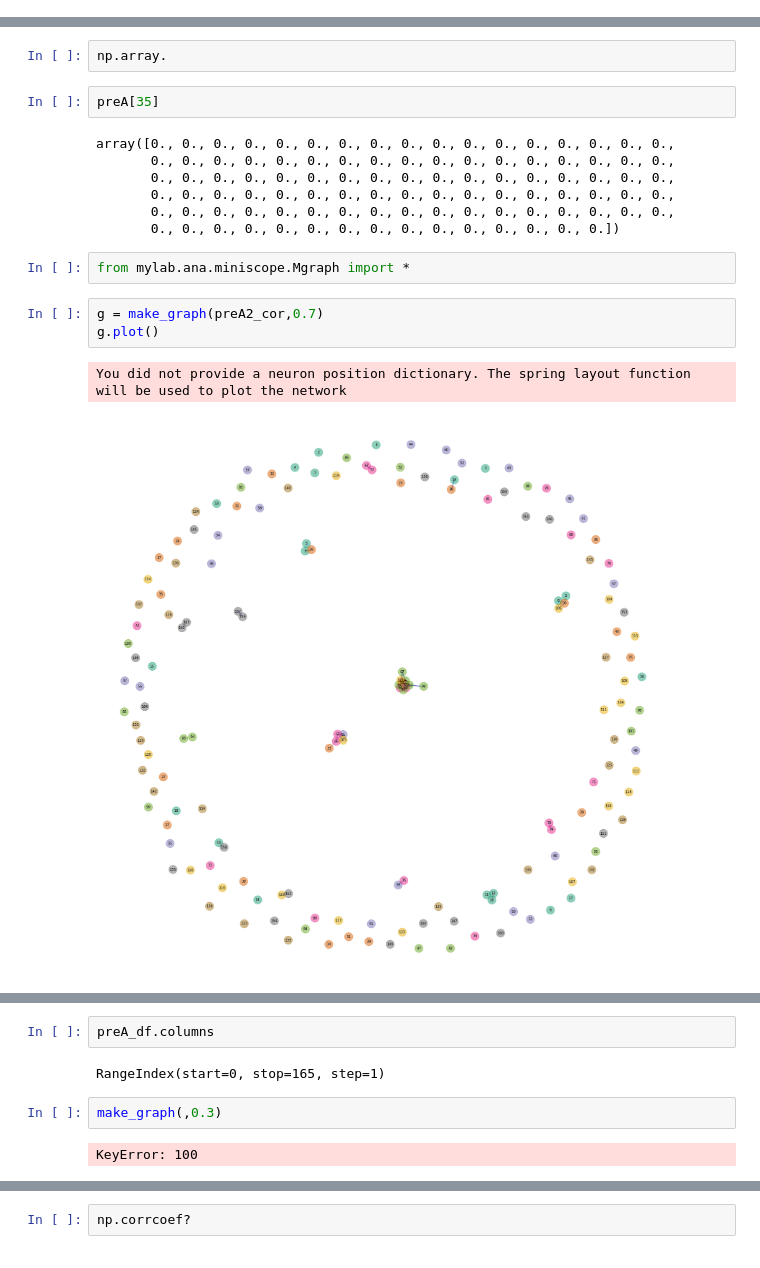
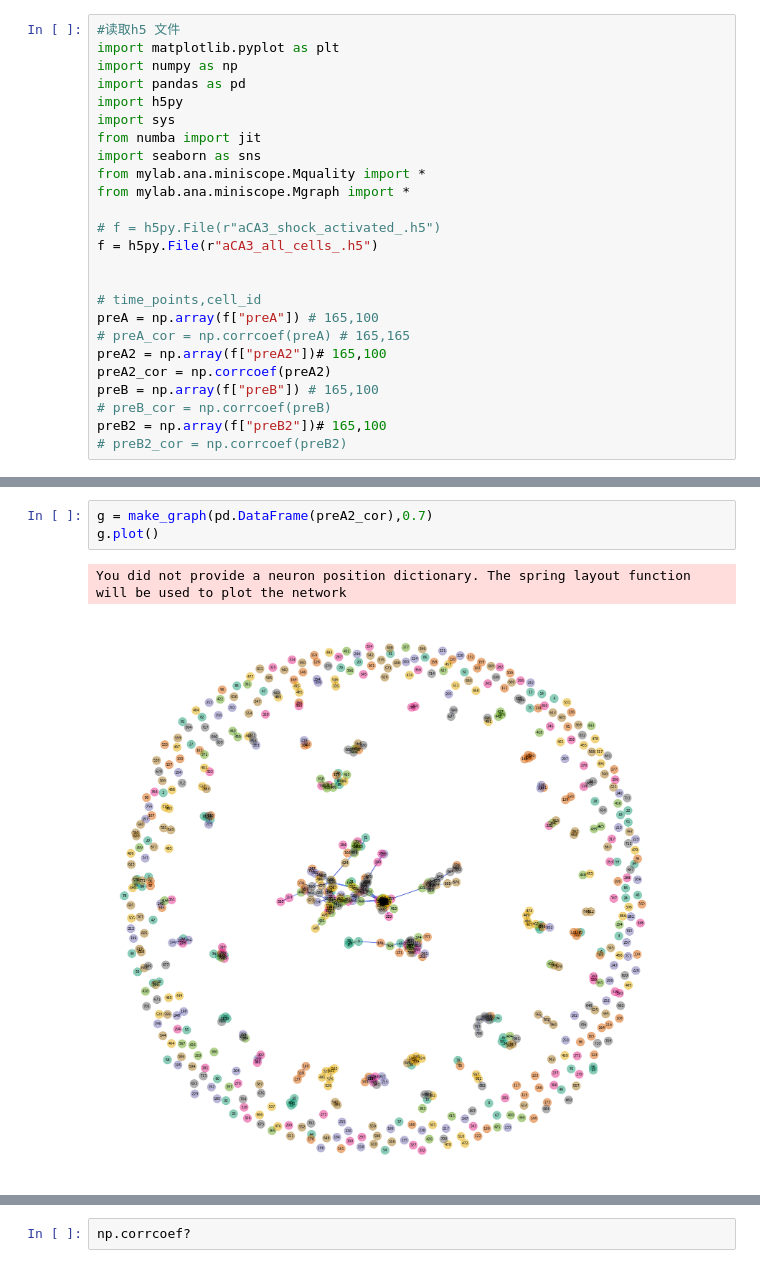
Before and after one commit to SabriQ/g_mylab, a Jupyter notebook: developing/graph/Untitled.ipynb, the cells around one changed output, grey strips where cells are left out. Cells and saved outputs as stored; diff of their text form.

```diff
--- a/developing/graph/Untitled.ipynb
+++ b/developing/graph/Untitled.ipynb
@@ -92,0 +1,25 @@ def correlated_pair_threshold(arr,thresh):
+# %%
+#读取h5 文件
+import matplotlib.pyplot as plt
+import numpy as np
+import pandas as pd
+import h5py
+import sys
+from numba import jit
+import seaborn as sns
+from mylab.ana.miniscope.Mquality import *
+from mylab.ana.miniscope.Mgraph import *
+
+# f = h5py.File(r"aCA3_shock_activated_.h5")
+f = h5py.File(r"aCA3_all_cells_.h5")
+
+
+# time_points,cell_id
+preA = np.array(f["preA"]) # 165,100
+# preA_cor = np.corrcoef(preA) # 165,165
+preA2 = np.array(f["preA2"])# 165,100
+preA2_cor = np.corrcoef(preA2)
+preB = np.array(f["preB"]) # 165,100
+# preB_cor = np.corrcoef(preB)
+preB2 = np.array(f["preB2"])# 165,100
+# preB2_cor = np.corrcoef(preB2)
@@ -336,19 +55,6 @@ pd.DataFrame(temp)
-# %%
-np.array.
-# %%
-preA[35]
-# %% [output]
-array([0., 0., 0., 0., 0., 0., 0., 0., 0., 0., 0., 0., 0., 0., 0., 0., 0.,
-       0., 0., 0., 0., 0., 0., 0., 0., 0., 0., 0., 0., 0., 0., 0., 0., 0.,
-       0., 0., 0., 0., 0., 0., 0., 0., 0., 0., 0., 0., 0., 0., 0., 0., 0.,
-       0., 0., 0., 0., 0., 0., 0., 0., 0., 0., 0., 0., 0., 0., 0., 0., 0.,
-       0., 0., 0., 0., 0., 0., 0., 0., 0., 0., 0., 0., 0., 0., 0., 0., 0.,
-       0., 0., 0., 0., 0., 0., 0., 0., 0., 0., 0., 0., 0., 0., 0.])
-# %%
-from mylab.ana.miniscope.Mgraph import *
 # %%
-g = make_graph(preA2_cor,0.7)
+g = make_graph(pd.DataFrame(preA2_cor),0.7)
 g.plot()
 # %% [output]
 You did not provide a neuron position dictionary. The spring layout function will be used to plot the network
-[figure, old version]
+[figure, new version]
@@ -372,8 +77,0 @@ You did not provide a neuron position dictionary. The spring layout function wil
-# %%
-preA_df.columns
-# %% [output]
-RangeIndex(start=0, stop=165, step=1)
-# %%
-make_graph(,0.3)
-# %% [output]
-KeyError: 100
```
Also changed, not shown: parts of 32 cells of this notebook, 22 other files.
